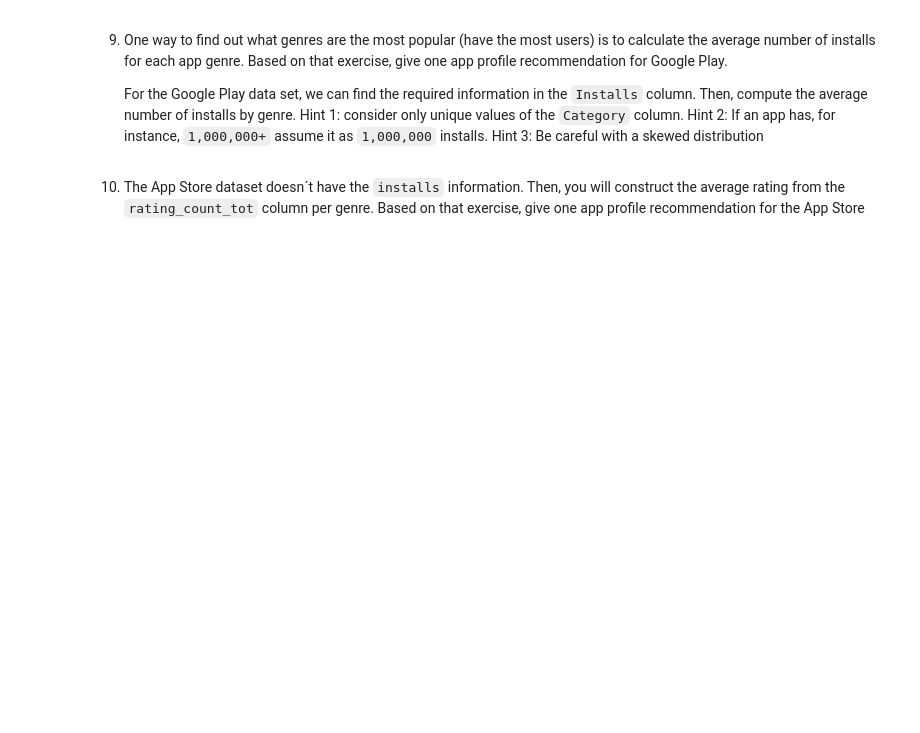
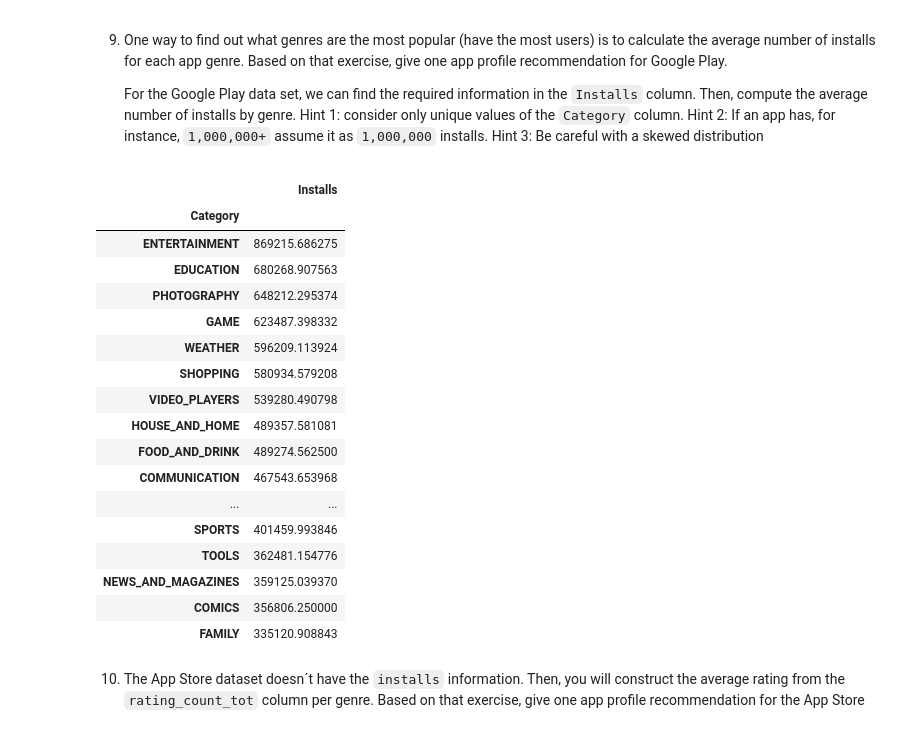
Before and after one commit to qlab-intro-python/tarea-3-joshua-jorge, a Jupyter notebook: tarea_3_plantilla.ipynb, the cells around one changed output. Cells and saved outputs as stored; diff of their text form; code cells hidden in the pictures; blank space fills up the shorter version.

```diff
--- a/tarea_3_plantilla.ipynb
+++ b/tarea_3_plantilla.ipynb
@@ -267,0 +400,27 @@ dataset_list[1][0]
+# %%
+# Solution
+google_dataset['Installs'] = google_dataset['Installs'].str.replace('+', '').str.replace(',', '').astype(float)
+# %%
+google_dataset.loc[(google_dataset['Installs']>=1000000), 'Installs'] = 1000000
+# %%
+
+google_dataset.groupby(['Category'])[['Installs']].mean().sort_values('Installs', ascending=False).head(20)
+# %% [output]
+|  | Installs |
+| Category |  |
+| ENTERTAINMENT | 869215.686275 |
+| EDUCATION | 680268.907563 |
+| PHOTOGRAPHY | 648212.295374 |
+| GAME | 623487.398332 |
+| WEATHER | 596209.113924 |
+| SHOPPING | 580934.579208 |
+| VIDEO_PLAYERS | 539280.490798 |
+| HOUSE_AND_HOME | 489357.581081 |
+| FOOD_AND_DRINK | 489274.562500 |
+| COMMUNICATION | 467543.653968 |
+| ... | ... |
+| SPORTS | 401459.993846 |
+| TOOLS | 362481.154776 |
+| NEWS_AND_MAGAZINES | 359125.039370 |
+| COMICS | 356806.250000 |
+| FAMILY | 335120.908843 |
```
Also changed, not shown: parts of 23 cells of this notebook.
